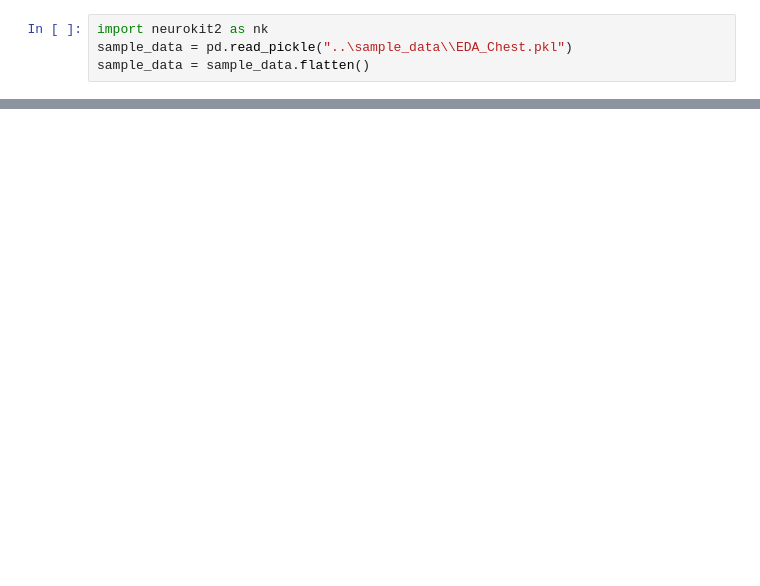
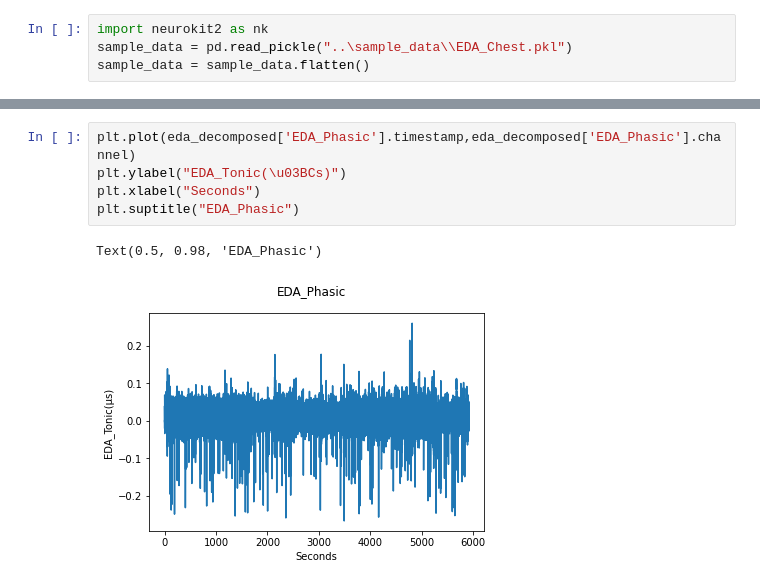
Before and after one commit to obss/BIOBSS, a Jupyter notebook: examples/new_pipeline.ipynb, the cells around one changed output, grey strips where cells are left out. Cells and saved outputs as stored; diff of their text form; blank space fills up the shorter version.

```diff
--- a/examples/new_pipeline.ipynb
+++ b/examples/new_pipeline.ipynb
@@ -46,0 +119,8 @@ ValueError: If signal is not a Bio_Data object, sampling_rate must be specified
+# %%
+plt.plot(eda_decomposed['EDA_Phasic'].timestamp,eda_decomposed['EDA_Phasic'].channel)
+plt.ylabel("EDA_Tonic(\u03BCs)")
+plt.xlabel("Seconds")
+plt.suptitle("EDA_Phasic")
+# %% [output]
+Text(0.5, 0.98, 'EDA_Phasic')
+[figure, added]
```
Also changed, not shown: parts of 22 cells of this notebook, 13 other files.
